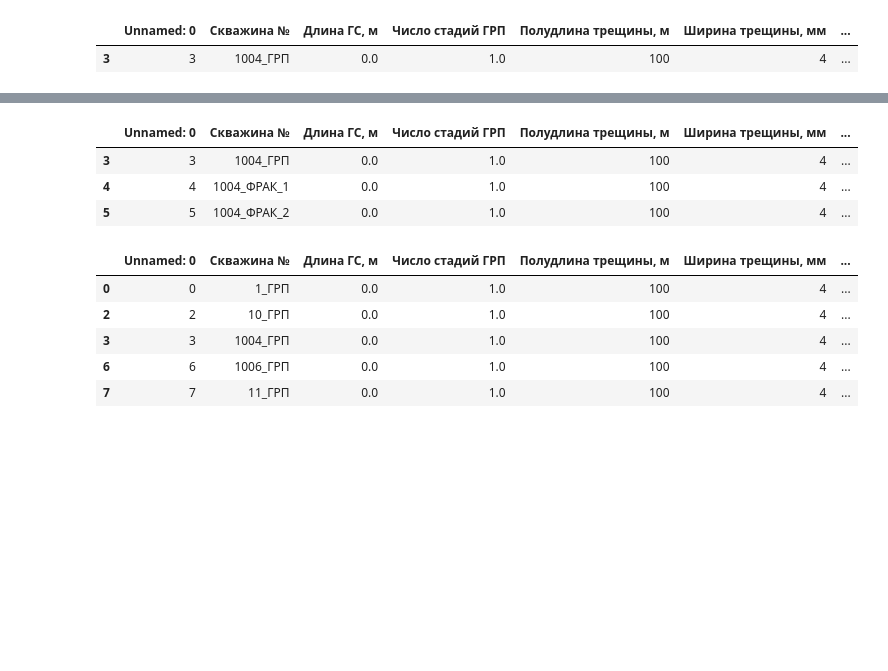
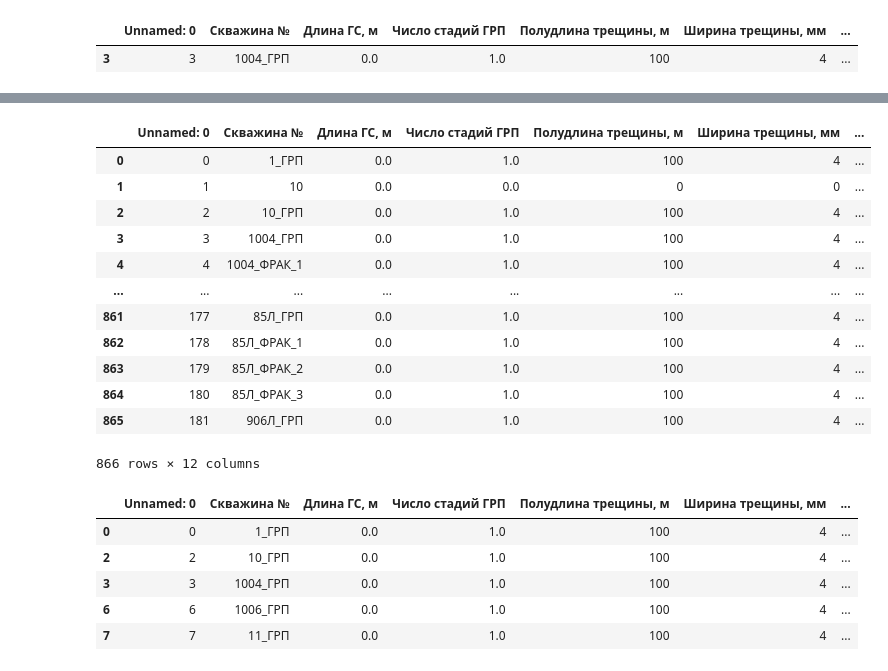
Before and after one commit to lybmvvs/gazpromapp, a Jupyter notebook: First_button_fix.ipynb, the cells around one changed output, grey strips where cells are left out. Cells and saved outputs as stored; diff of their text form; code cells hidden in the pictures; blank space fills up the shorter version.

```diff
--- a/First_button_fix.ipynb
+++ b/First_button_fix.ipynb
@@ -218,14 +437,23 @@ data.loc[data['Скважина №'] == '1004_ГРП']
 # %%
 data['для_грп'] = data.apply(
                 lambda x:
                 x['Скважина №'].partition('_')[0] if '_' in str(x['Скважина №'])
                 else x['Скважина №'], axis=1)
-data.loc[data['для_грп'] == '1004']
+data
 # %% [output]
 |  | Unnamed: 0 | Скважина № | Длина ГС, м | Число стадий ГРП | Полудлина трещины, м | Ширина трещины, мм | ... |
+| 0 | 0 | 1_ГРП | 0.0 | 1.0 | 100 | 4 | ... |
+| 1 | 1 | 10 | 0.0 | 0.0 | 0 | 0 | ... |
+| 2 | 2 | 10_ГРП | 0.0 | 1.0 | 100 | 4 | ... |
 | 3 | 3 | 1004_ГРП | 0.0 | 1.0 | 100 | 4 | ... |
 | 4 | 4 | 1004_ФРАК_1 | 0.0 | 1.0 | 100 | 4 | ... |
-| 5 | 5 | 1004_ФРАК_2 | 0.0 | 1.0 | 100 | 4 | ... |
+| ... | ... | ... | ... | ... | ... | ... | ... |
+| 861 | 177 | 85Л_ГРП | 0.0 | 1.0 | 100 | 4 | ... |
+| 862 | 178 | 85Л_ФРАК_1 | 0.0 | 1.0 | 100 | 4 | ... |
+| 863 | 179 | 85Л_ФРАК_2 | 0.0 | 1.0 | 100 | 4 | ... |
+| 864 | 180 | 85Л_ФРАК_3 | 0.0 | 1.0 | 100 | 4 | ... |
+| 865 | 181 | 906Л_ГРП | 0.0 | 1.0 | 100 | 4 | ... |
+866 rows × 12 columns
 # %%
 #важно
 data['fix'] = data.apply(
```
Also changed, not shown: parts of 21 cells of this notebook, 1 other file.
